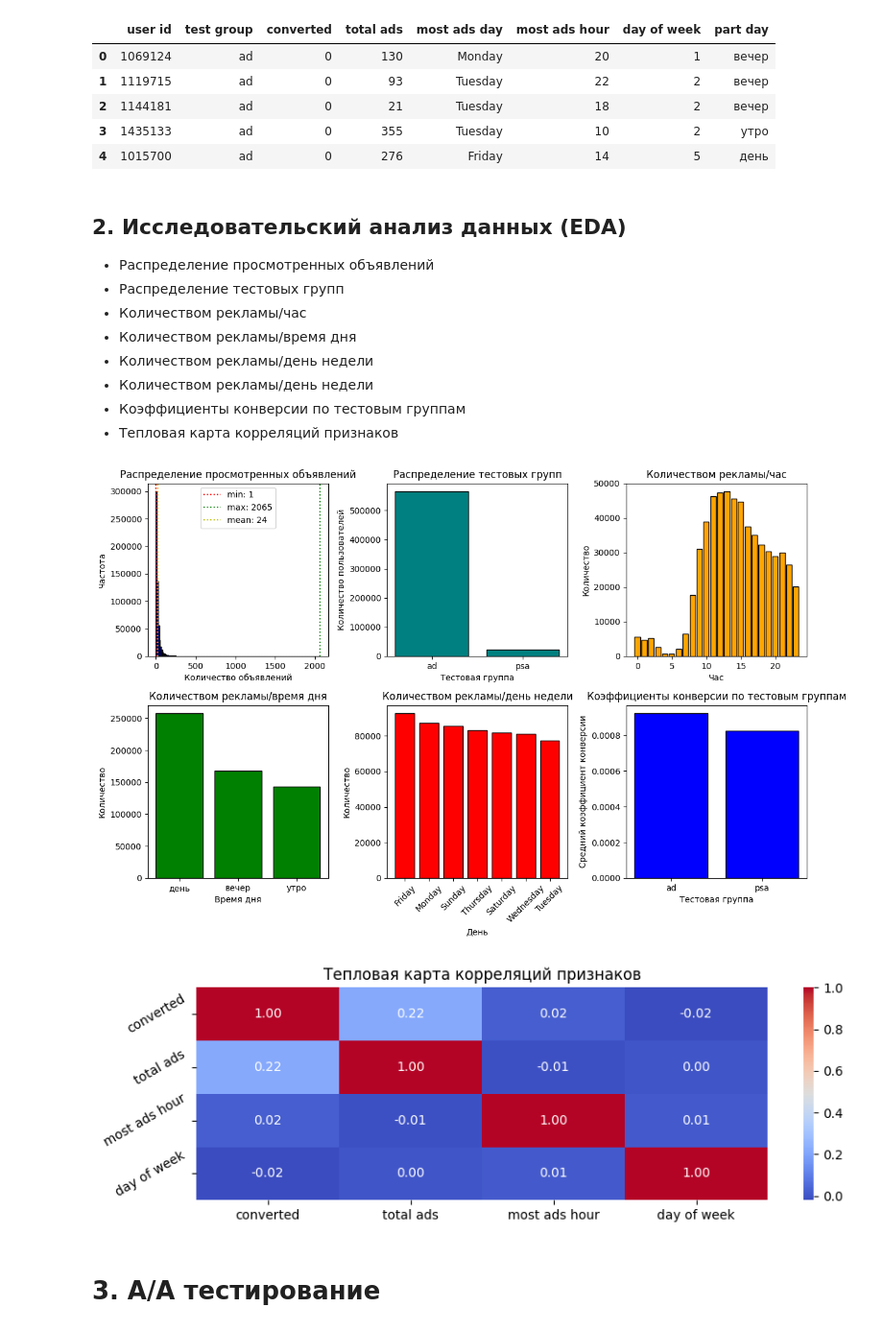
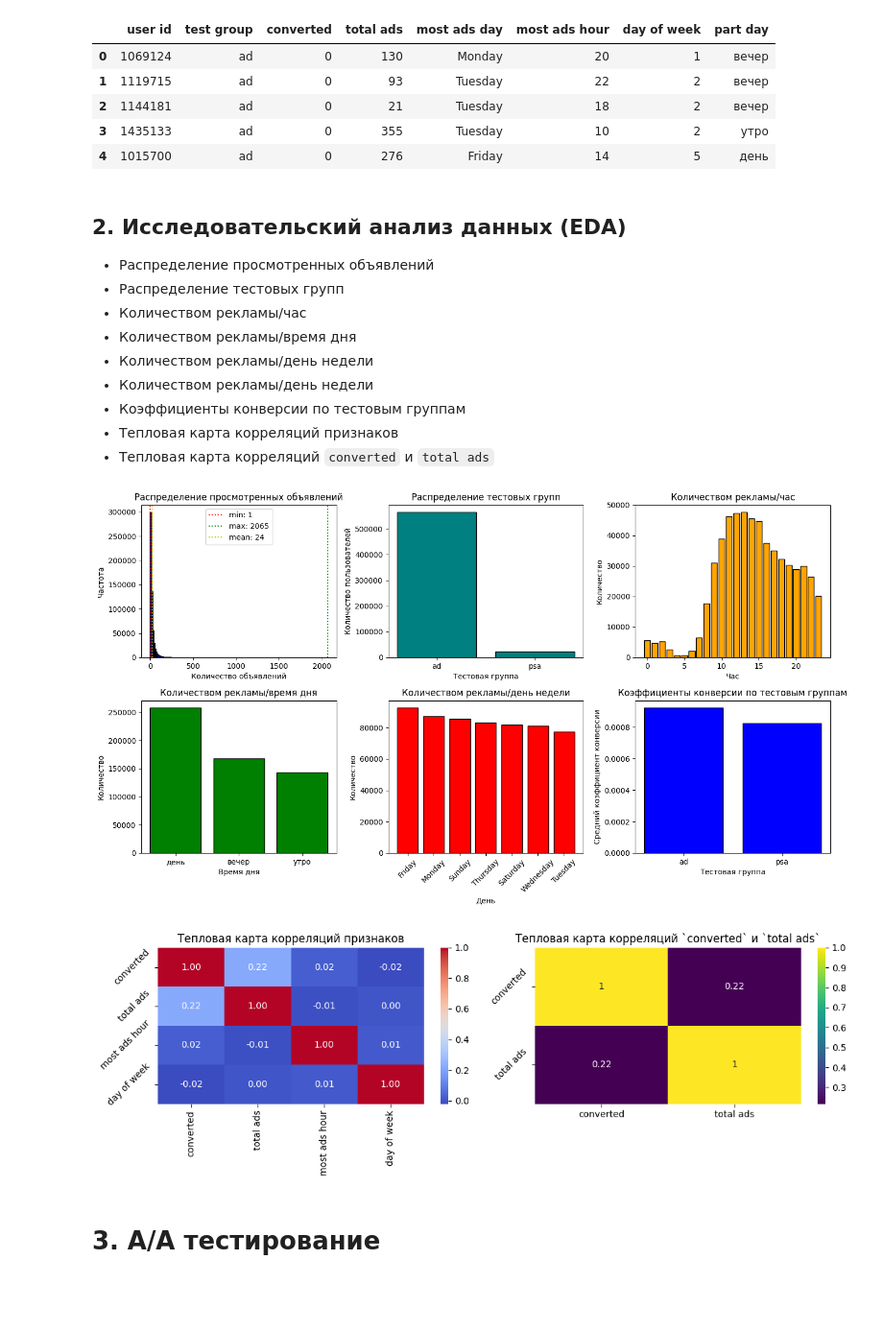
Before and after one commit to Rishat-Ver/1T_data_analyst, a Jupyter notebook: homework/3. Анализ эффективности маркетинговой кампании.ipynb, the cells around one changed output. Shown at 96% size. Saved outputs shown, nothing was run; the diff lists cells and outputs as text; code cells hidden in the pictures; blank space fills up the shorter version.

```diff
--- a/homework/3. Анализ эффективности маркетинговой кампании.ipynb
+++ b/homework/3. Анализ эффективности маркетинговой кампании.ipynb
@@ -184,9 +185,11 @@ display(df.head())
 - Количеством рекламы/день недели
 - Коэффициенты конверсии по тестовым группам
 - Тепловая карта корреляций признаков
+- Тепловая карта корреляций `converted` и `total ads`
 # %%
-fig, ax = plt.subplots(2, 3, figsize=(12, 8))
+fig, ax = plt.subplots(2, 3, figsize=(14, 8))
 
+# -------------------------------------Распределение просмотренных объявлений-------------------------------------------------
 min_ads = np.min(df['total ads'])
 max_ads = np.max(df['total ads'])
 mean_ads = int(np.mean(df['total ads']))
@@ -199,54 +202,67 @@ ax[0, 0].axvline(max_ads, color='g', linestyle=':', label=f'max: {max_ads}')
 ax[0, 0].axvline(mean_ads, color='y', linestyle=':', label=f'mean: {mean_ads}')
 ax[0, 0].legend(ncol=1, loc="upper center", frameon=True)
 
+# ---------------------------------------Распределение тестовых групп---------------------------------------------------------
 test_group_counts = df['test group'].value_counts()
 ax[0, 1].bar(test_group_counts.index, test_group_counts.values, color='teal', edgecolor='black')
 ax[0, 1].set_title('Распределение тестовых групп')
 ax[0, 1].set_xlabel('Тестовая группа')
 ax[0, 1].set_ylabel('Количество пользователей')
 
+# ----------------------------------------Количеством рекламы/час-------------------------------------------------------------
 hour_counts = df['most ads hour'].value_counts()
 ax[0, 2].bar(hour_counts.index, hour_counts.values, color='orange', edgecolor='black')
 ax[0, 2].set_title('Количеством рекламы/час')
 ax[0, 2].set_xlabel('Час')
 ax[0, 2].set_ylabel('Количество')
 
+# ----------------------------------------Количеством рекламы/время дня-------------------------------------------------------
 part_day_counts = df['part day'].value_counts()
 ax[1, 0].bar(part_day_counts.index, part_day_counts.values, color='green', edgecolor='black')
 ax[1, 0].set_title('Количеством рекламы/время дня')
 ax[1, 0].set_xlabel('Время дня')
 ax[1, 0].set_ylabel('Количество')
 
+# ----------------------------------------Количеством рекламы/день недели-----------------------------------------------------
 day_counts = df['most ads day'].value_counts()
 ax[1, 1].bar(day_counts.index, day_counts.values, color='red', edgecolor='black')
 ax[1, 1].set_title('Количеством рекламы/день недели')
 ax[1, 1].set_xlabel('День')
 ax[1, 1].set_ylabel('Количество')
 ax[1, 1].set_xticklabels(day_counts.index, rotation=45)
 
+# ---------------------------------------Коэффициенты конверсии по тестовым группам-------------------------------------------
 df['conversion rate'] = df['converted'] / df['total ads']
 conversion_rates = df.groupby('test group')['conversion rate'].mean()
 ax[1, 2].bar(conversion_rates.index, conversion_rates.values, color='blue', edgecolor='black')
 ax[1, 2].set_title('Коэффициенты конверсии по тестовым группам')
 ax[1, 2].set_xlabel('Тестовая группа')
 ax[1, 2].set_ylabel('Средний коэффициент конверсии')
 
 plt.tight_layout()
 plt.show()
 
 
-plt.figure(figsize=(10, 3))
+fig, ax = plt.subplots(1, 2, figsize=(12, 4))
 
+# -----------------------------------------Тепловая карта корреляций признаков-----------------------------------------------
 df_cor = df.loc[:, ['converted', 'total ads', 'most ads hour', 'day of week']]
 correlation_matrix = df_cor.corr()
+sns.heatmap(correlation_matrix, annot=True, fmt=".2f", cmap='coolwarm', cbar=True, ax=ax[0])
+ax[0].set_title('Тепловая карта корреляций признаков')
+ax[0].tick_params(axis='y', rotation=45)
 
-sns.heatmap(correlation_matrix, annot=True, fmt=".2f", cmap='coolwarm', cbar=True)
-plt.title('Тепловая карта корреляций признаков')
-plt.yticks(rotation=30, ha='right')
+# -----------------------------------------Тепловая карта корреляций `converted` и `total ads`--------------------------------
+df_cor = df.loc[:, ['converted', 'total ads']]
+correlation_matrix = df_cor.corr()
+sns.heatmap(correlation_matrix, annot=True, cmap='viridis', cbar=True, ax=ax[1])
+ax[1].set_title('Тепловая карта корреляций `converted` и `total ads`')
+ax[1].tick_params(axis='y', rotation=45)
 
+plt.tight_layout()
 plt.show()
 # %% [output]
-[figure, old version]
+[figure, new version]
-[figure, old version]
+[figure, new version]
 # %% [markdown]
 # 3. A/A тестирование
```
Also changed, not shown: parts of 8 cells of this notebook, 1 other file.
